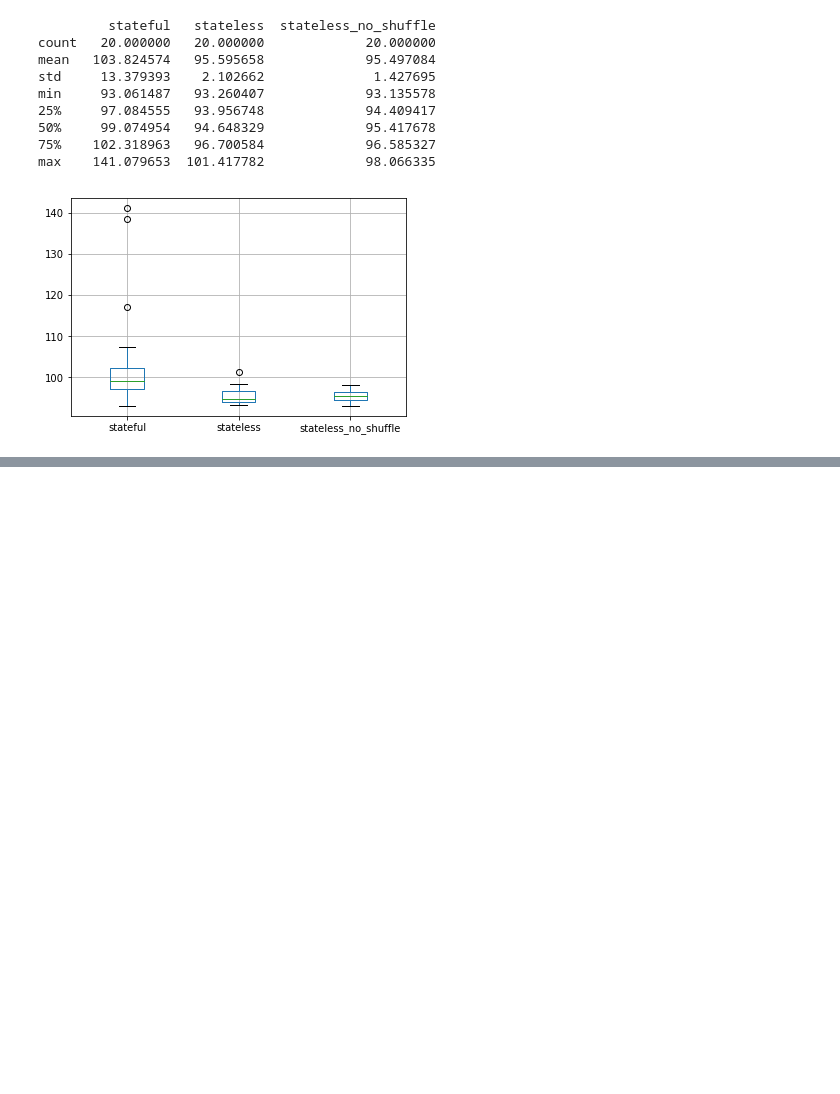
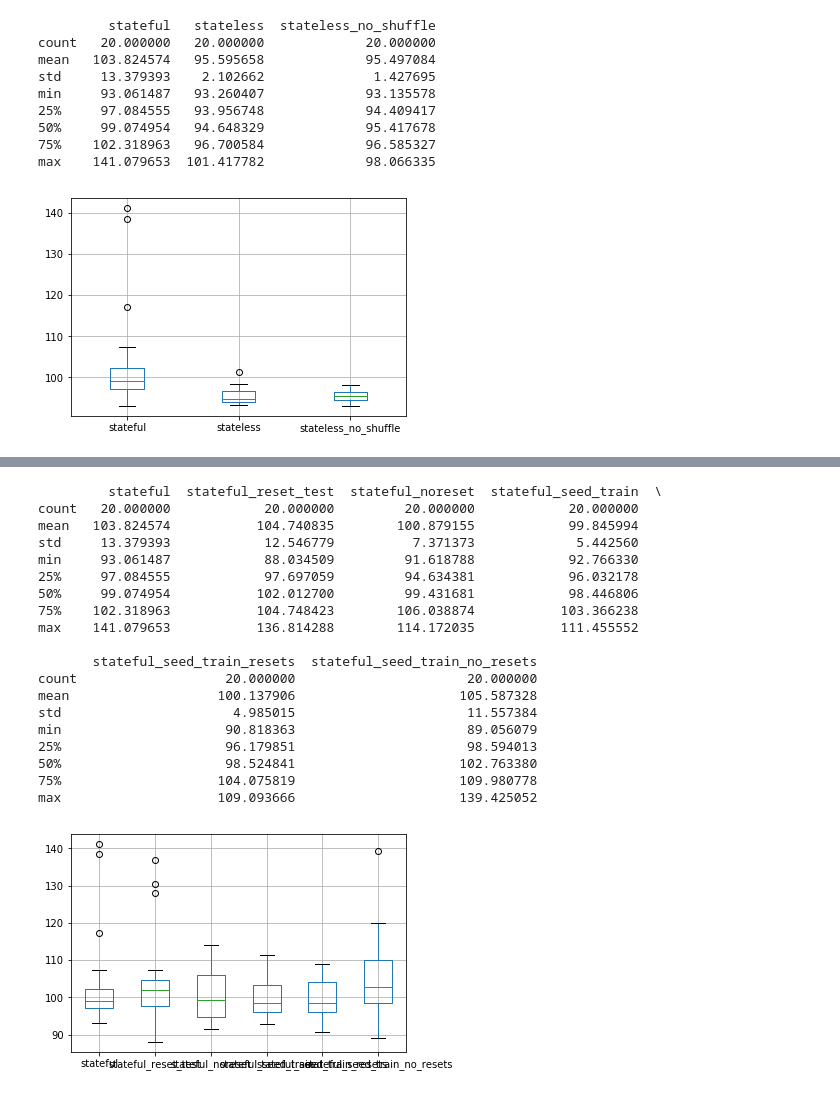
Before and after one commit to WenWeiKun-byte/Keras_Lkl, a Jupyter notebook: Keras_tmp.ipynb, the cells around one changed output, grey strips where cells are left out. Drawn from its saved outputs; the diff is of its cells as text; code cells hidden in the pictures; blank space fills up the shorter version.

```diff
--- a/Keras_tmp.ipynb
+++ b/Keras_tmp.ipynb
@@ -536,0 +1204,36 @@ X.shape
+# %%
+from pandas import DataFrame
+from pandas import read_csv
+from matplotlib import pyplot
+# load results into a dataframe
+filenames = ['experiment_stateful.csv', 'experiment_stateful_reset_test.csv', 'experiment_stateful_noreset.csv'
+            ,'experiment_stateful_seed_train.csv', 'experiment_stateful_seed_train_resets.csv', 'experiment_stateful_seed_train_no_resets.csv']
+results = DataFrame()
+for name in filenames:
+	results[name[11:-4]] = read_csv(name, header=0)
+# describe all results
+print(results.describe())
+# box and whisker plot
+results.boxplot()
+pyplot.show()
+# %% [output]
+         stateful  stateful_reset_test  stateful_noreset  stateful_seed_train  \
+count   20.000000            20.000000         20.000000            20.000000
+mean   103.824574           104.740835        100.879155            99.845994
+std     13.379393            12.546779          7.371373             5.442560
+min     93.061487            88.034509         91.618788            92.766330
+25%     97.084555            97.697059         94.634381            96.032178
+50%     99.074954           102.012700         99.431681            98.446806
+75%    102.318963           104.748423        106.038874           103.366238
+max    141.079653           136.814288        114.172035           111.455552
+
+       stateful_seed_train_resets  stateful_seed_train_no_resets
+count                   20.000000                      20.000000
+mean                   100.137906                     105.587328
+std                      4.985015                      11.557384
+min                     90.818363                      89.056079
+25%                     96.179851                      98.594013
+50%                     98.524841                     102.763380
+75%                    104.075819                     109.980778
+max                    109.093666                     139.425052
+[figure, added]
```
Also changed, not shown: parts of 14 cells of this notebook, 7 other files.
